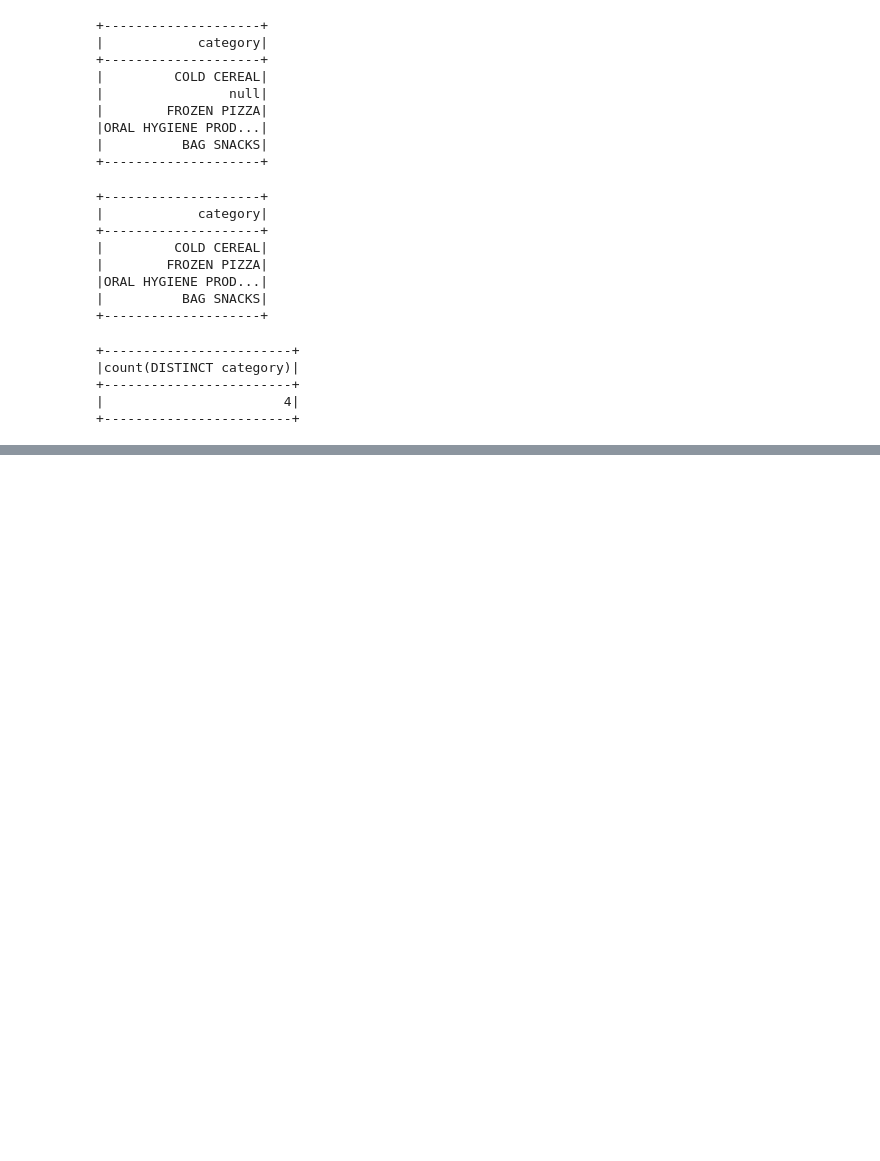
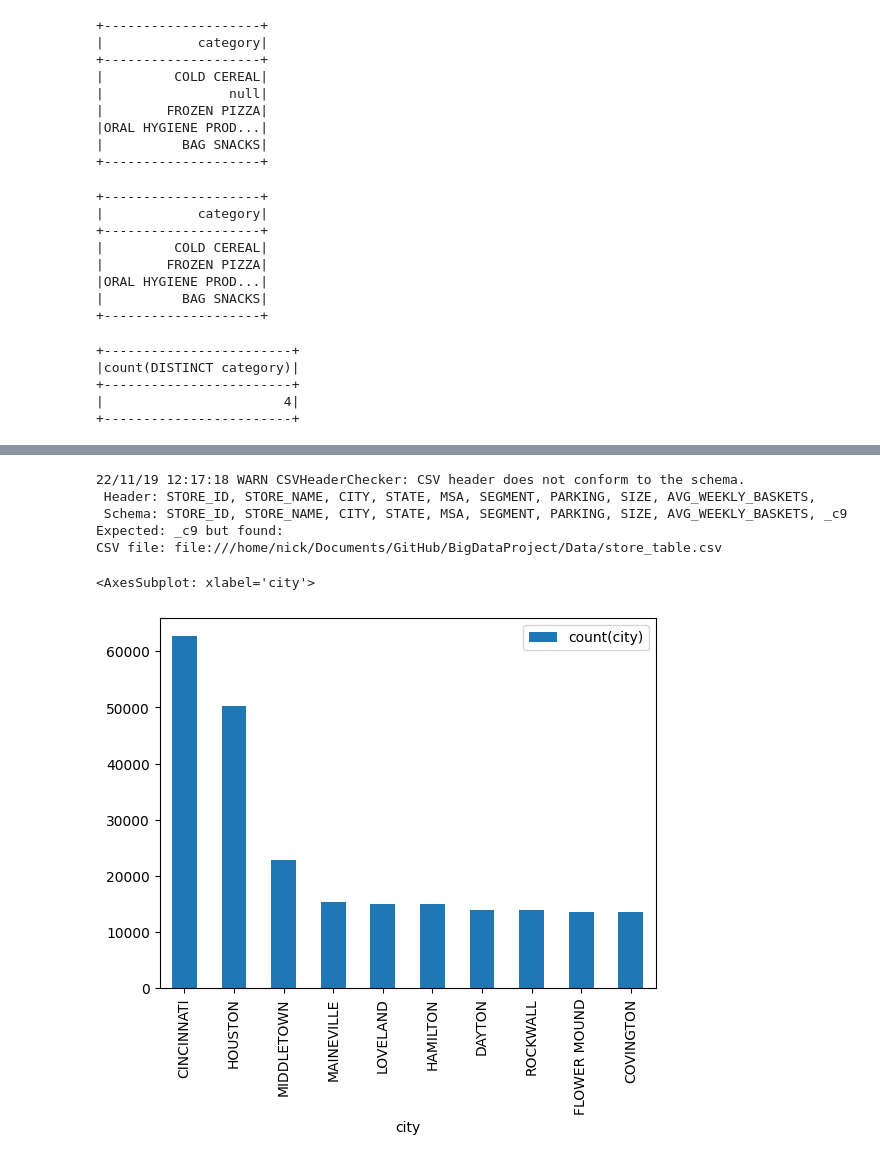
Before and after one commit to Extrieve/BigDataProject, a Jupyter notebook: scripts/analysis.ipynb, the cells around one changed output, grey strips where cells are left out. Drawn from its saved outputs; the diff is of its cells as text; code cells hidden in the pictures; blank space fills up the shorter version.

Commit message:
Exploratory Visualizations

```diff
--- a/scripts/analysis.ipynb
+++ b/scripts/analysis.ipynb
@@ -310,3 +305,14 @@ only showing top 20 rows
+# %%
+# plot most common cities, based on count of city, only top 10
+products_transactions_store.groupBy('city').agg(count('city')).orderBy('count(city)', ascending=False).limit(10).toPandas().plot(kind='bar', x='city', y='count(city)')
+# %% [output]
+22/11/19 12:17:18 WARN CSVHeaderChecker: CSV header does not conform to the schema.
+ Header: STORE_ID, STORE_NAME, CITY, STATE, MSA, SEGMENT, PARKING, SIZE, AVG_WEEKLY_BASKETS,
+ Schema: STORE_ID, STORE_NAME, CITY, STATE, MSA, SEGMENT, PARKING, SIZE, AVG_WEEKLY_BASKETS, _c9
+Expected: _c9 but found:
+CSV file: file:///home/nick/Documents/GitHub/BigDataProject/Data/store_table.csv
+<AxesSubplot: xlabel='city'>
+[figure, added]
 # %%
 # most common cities by units sold
 products_transactions_store.groupBy('city').agg(sum('units')).orderBy('sum(units)', ascending=False).show()
```
Also changed, not shown: parts of 16 cells of this notebook.
